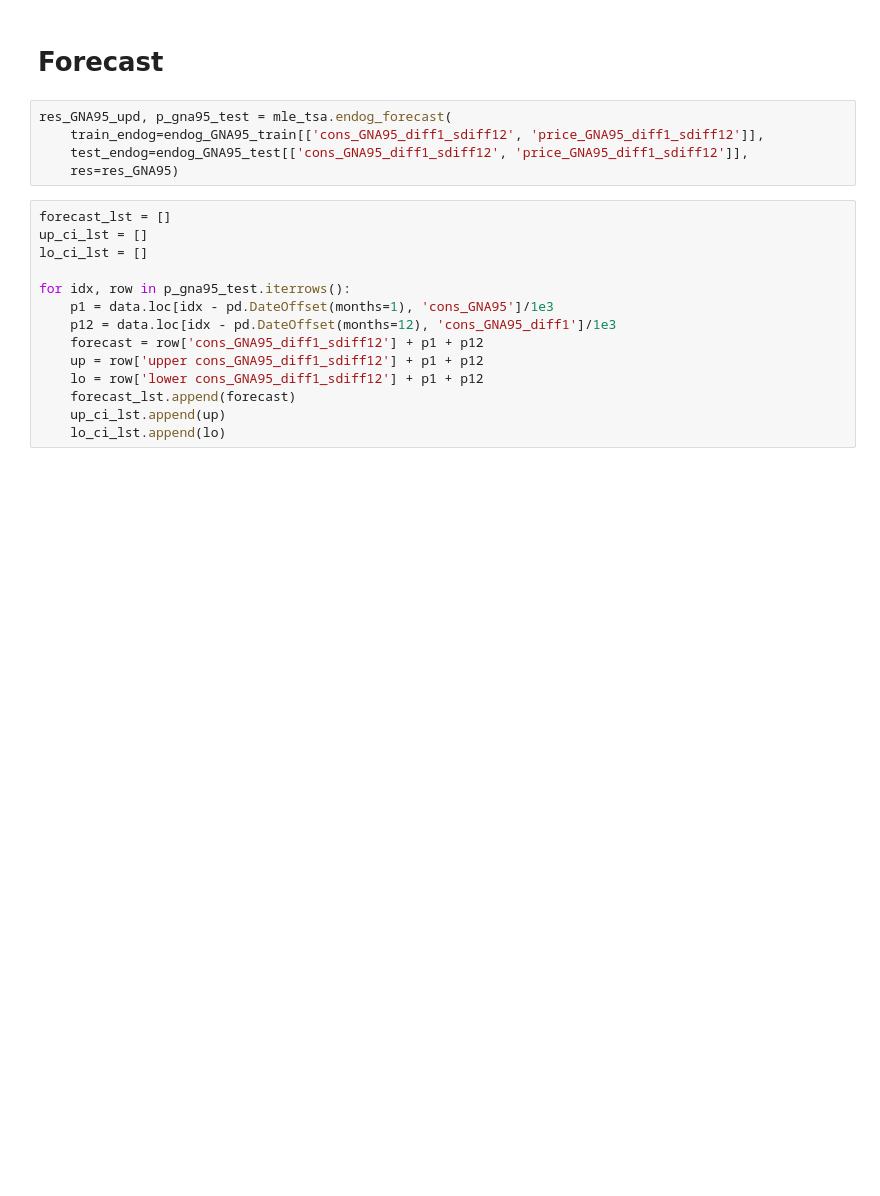
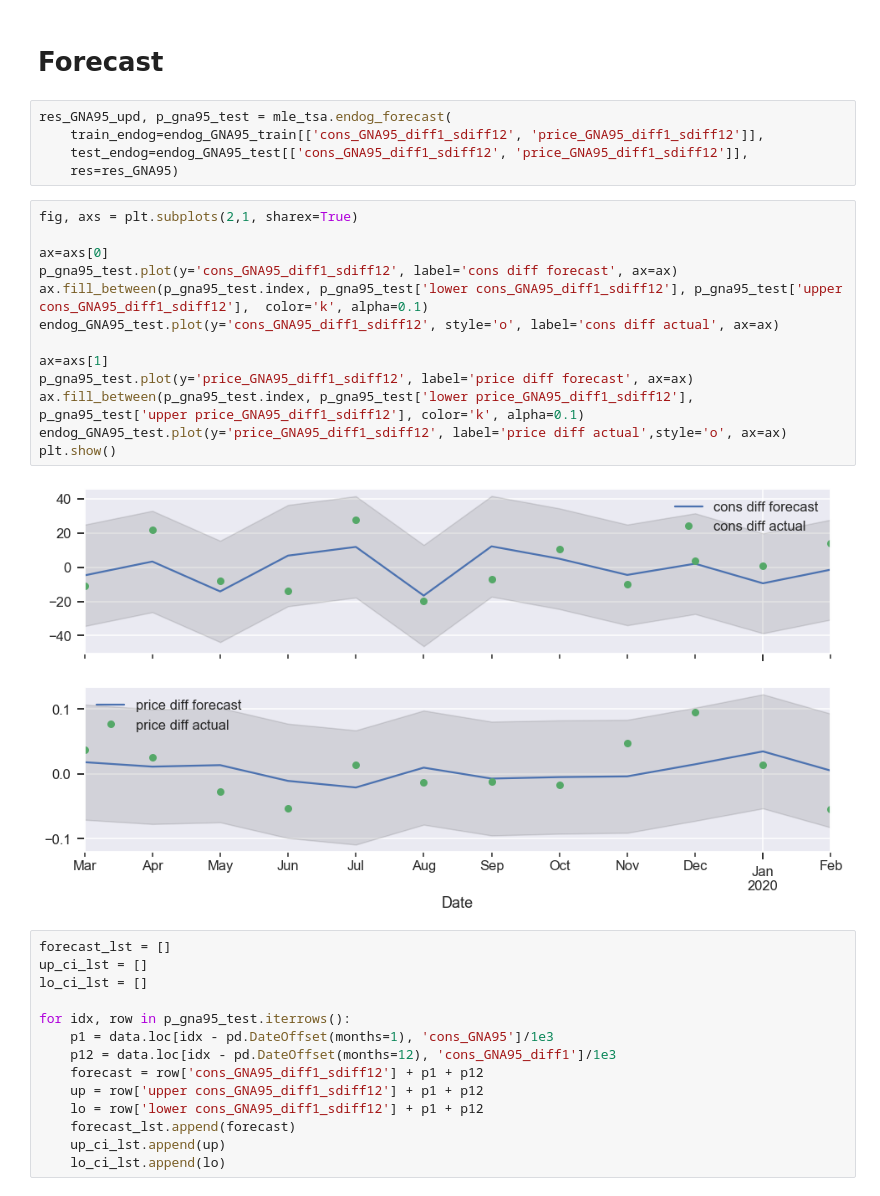
Before and after one commit to manualrg/DSLAB_Forecasting, a Jupyter notebook: 05_VAR.ipynb, the cells around one changed output. Cells and saved outputs as stored; diff of their text form; blank space fills up the shorter version.

```diff
--- a/05_VAR.ipynb
+++ b/05_VAR.ipynb
@@ -202,6 +258,21 @@ res_GNA95_upd, p_gna95_test = mle_tsa.endog_forecast(
     train_endog=endog_GNA95_train[['cons_GNA95_diff1_sdiff12', 'price_GNA95_diff1_sdiff12']],
     test_endog=endog_GNA95_test[['cons_GNA95_diff1_sdiff12', 'price_GNA95_diff1_sdiff12']],
     res=res_GNA95)
+# %%
+fig, axs = plt.subplots(2,1, sharex=True)
+
+ax=axs[0]
+p_gna95_test.plot(y='cons_GNA95_diff1_sdiff12', label='cons diff forecast', ax=ax)
+ax.fill_between(p_gna95_test.index, p_gna95_test['lower cons_GNA95_diff1_sdiff12'], p_gna95_test['upper cons_GNA95_diff1_sdiff12'],  color='k', alpha=0.1)
+endog_GNA95_test.plot(y='cons_GNA95_diff1_sdiff12', style='o', label='cons diff actual', ax=ax)
+
+ax=axs[1]
+p_gna95_test.plot(y='price_GNA95_diff1_sdiff12', label='price diff forecast', ax=ax)
+ax.fill_between(p_gna95_test.index, p_gna95_test['lower price_GNA95_diff1_sdiff12'], p_gna95_test['upper price_GNA95_diff1_sdiff12'], color='k', alpha=0.1)
+endog_GNA95_test.plot(y='price_GNA95_diff1_sdiff12', label='price diff actual',style='o', ax=ax)
+plt.show()
+# %% [output]
+[figure, added]
 # %%
 forecast_lst = []
 up_ci_lst = []
```
Also changed, not shown: parts of 7 cells of this notebook, 4 other files.
